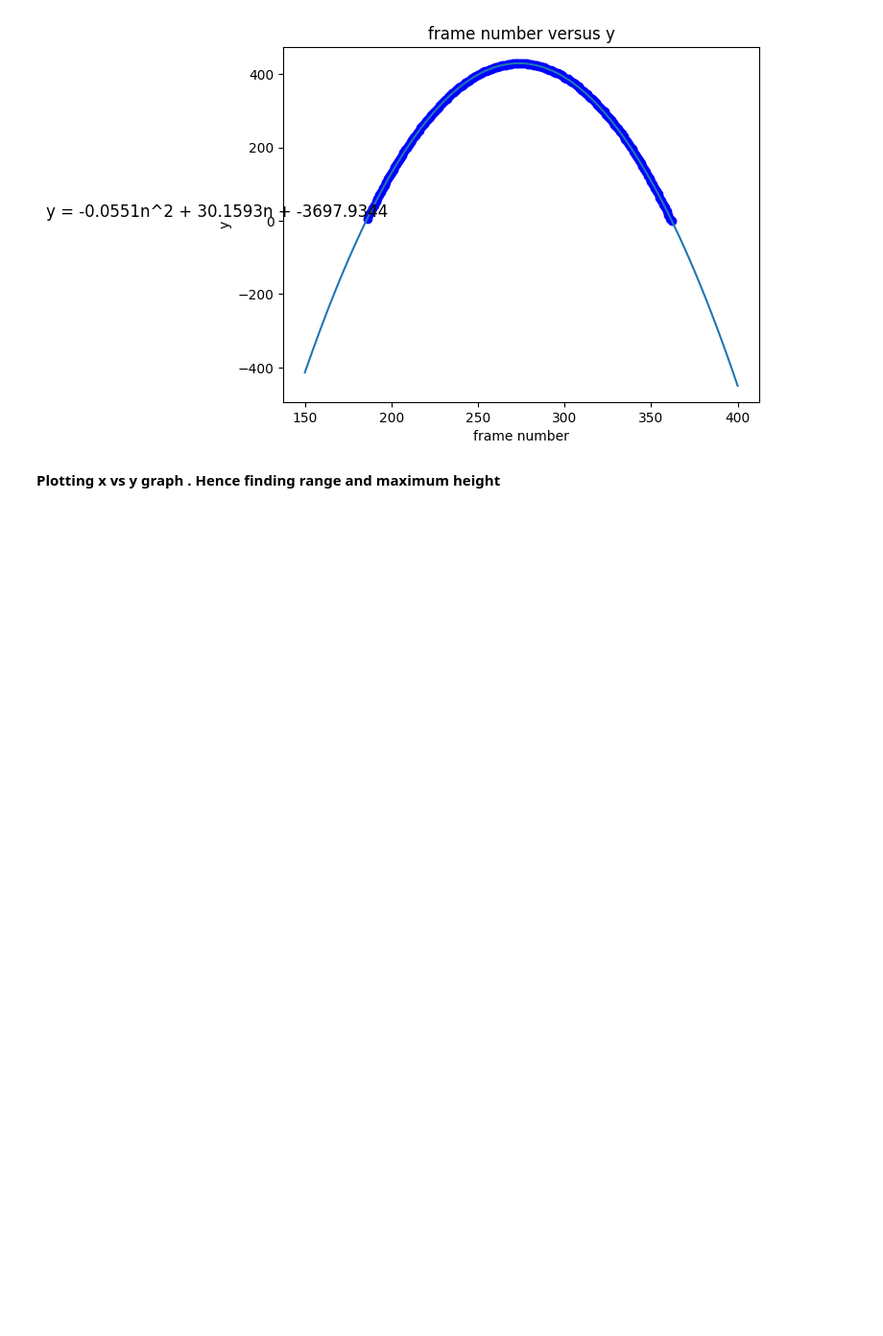
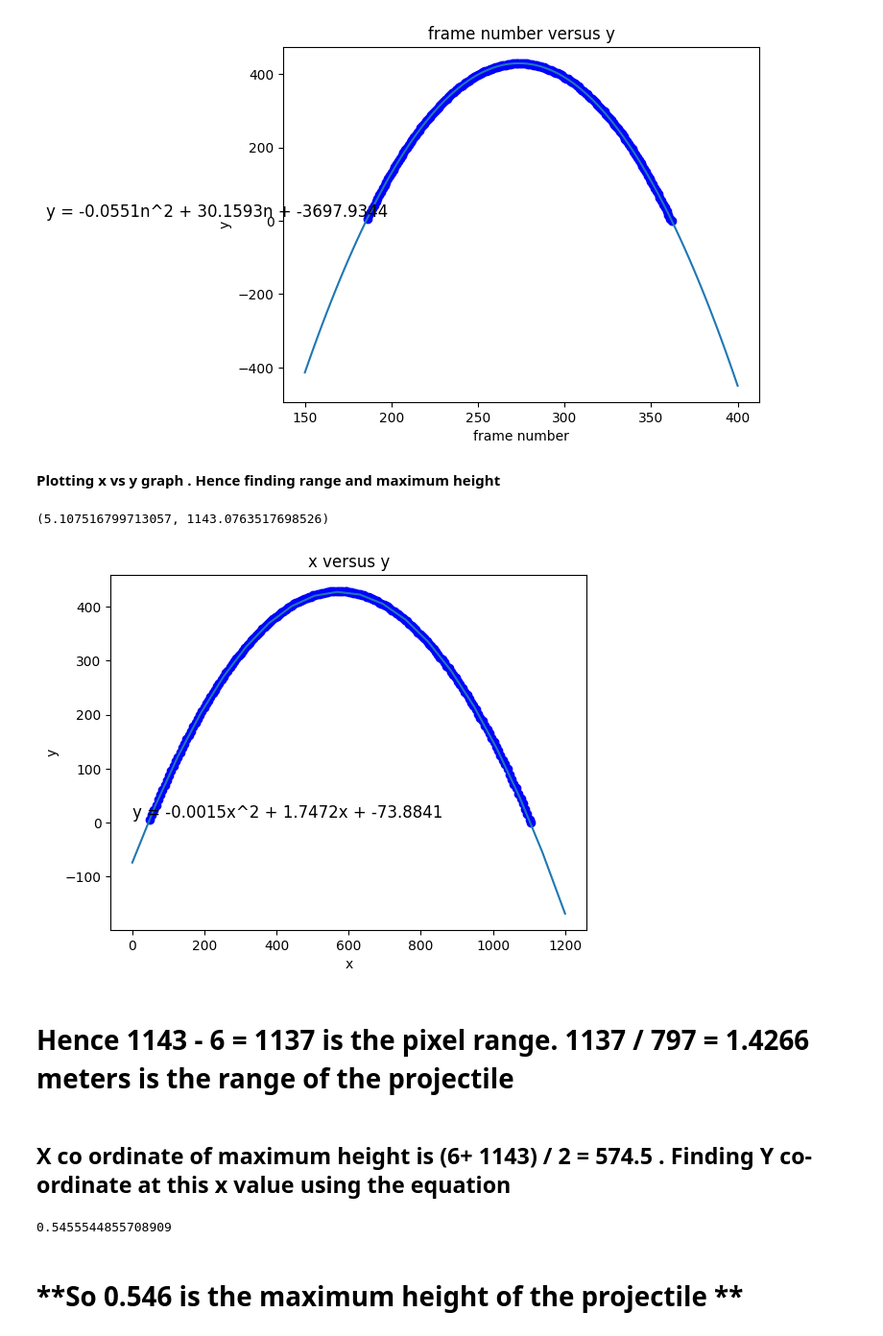
Before and after one commit to gopinath-github99/projectile_analysis_exam, a Jupyter notebook: projectile_analysis.ipynb, the cells around one changed output. Shown at 96% size. Drawn from its saved outputs; the diff is of its cells as text; code cells hidden in the pictures; blank space fills up the shorter version.

Commit message:
finding range and maximum height

```diff
--- a/projectile_analysis.ipynb
+++ b/projectile_analysis.ipynb
@@ -264,3 +264,67 @@ Value of Y co ordinate when frame number is 179:
 [figure]
 # %% [markdown]
 **Plotting x vs y graph . Hence finding range and maximum height**
+# %%
+import math
+
+# Fit a quadratic curve to the coordinates
+coefficients = np.polyfit(x_coords, y_coords, 2)
+a, b, c = coefficients
+
+# Generate x values for the plot
+x = np.linspace(0, 1200, 20)
+
+# Calculate y values based on the quadratic equation
+y = a * x**2 + b * x + c
+
+
+# Origin is at (6,-65) .
+# Finding Range
+# Finding X co ordinates where y = - 65 using the equation
+
+def solve_quadratic(a, b, c):
+    # Calculate the discriminant
+    discriminant = b**2 - 4*a*c
+
+    # Check if the equation has real roots
+    if discriminant < 0:
+        return None  # No real roots exist
+
+    # Calculate the roots
+    root1 = (-b + math.sqrt(discriminant)) / (2*a)
+    root2 = (-b - math.sqrt(discriminant)) / (2*a)
+
+    return root1, root2
+
+roots = solve_quadratic(a,b,c+65)
+
+print (roots)
+
+
+
+
+# Plot x versus y
+plt.plot(x, y)
+plt.scatter(x_coords, y_coords, color='blue', label='Coordinates')
+
+# Print the equation on the graph
+equation = f"y = {a:.4f}x^2 + {b:.4f}x + {c:.4f}"
+plt.text(0.5, 10, equation, fontsize=12)
+
+plt.xlabel('x')
+plt.ylabel('y')
+plt.title('x versus y')
+plt.show()
+# %% [output]
+(5.107516799713057, 1143.0763517698526)
+[figure, added]
+# %% [markdown]
+# **Hence 1143 - 6 = 1137 is the pixel range. 1137 / 797 = 1.4266 meters is the range of the projectile**
+# %% [markdown]
+## **X co ordinate of maximum height is (6+ 1143) / 2 = 574.5 . Finding Y co- ordinate at this x value using the equation**
+# %%
+((-0.0015 * 574.5 * 574.5) + ( 1.7472 * 574.5) - 73.8841 ) / 797
+# %% [output]
+0.5455544855708909
+# %% [markdown]
+# **So 0.546 is the maximum height of the projectile **
```
